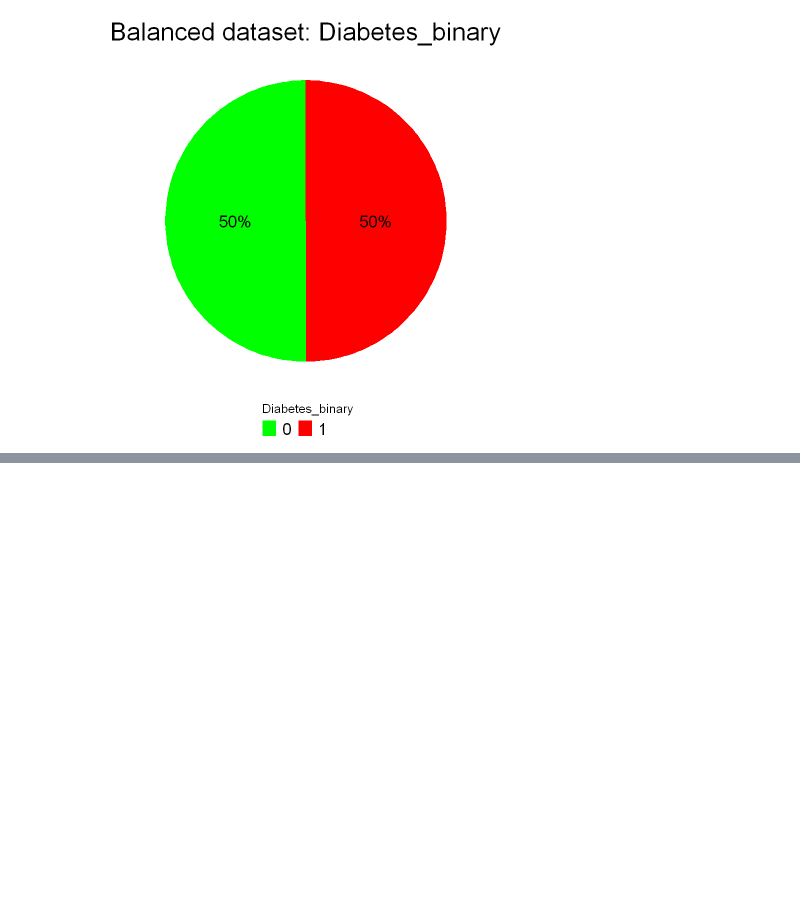
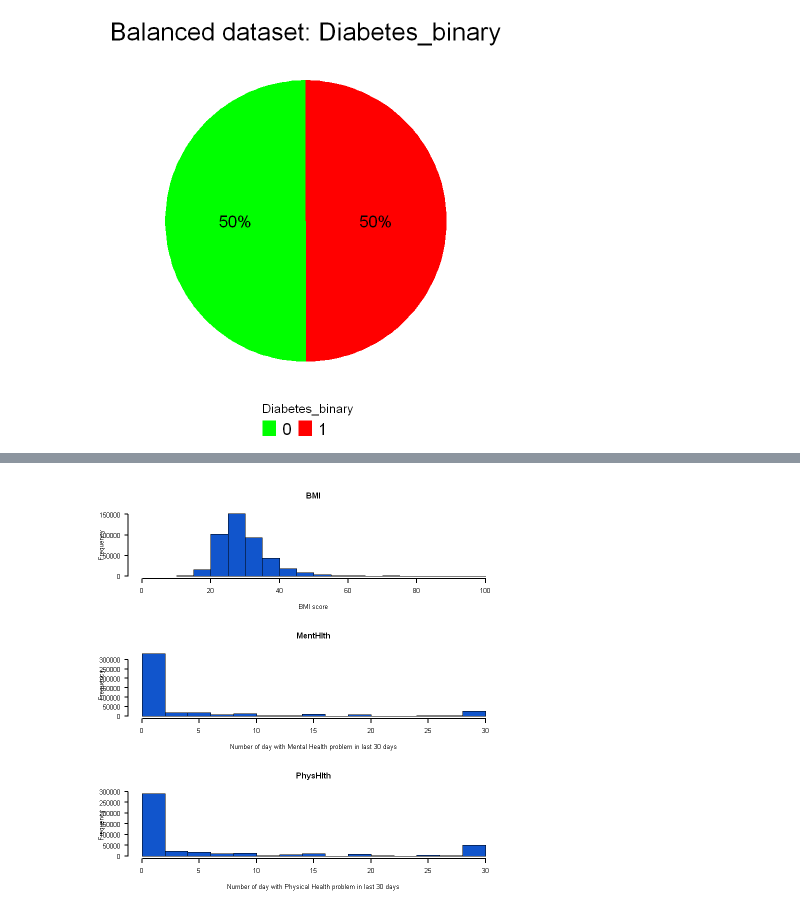
Before and after one commit to DucTrung1802/DS, a Jupyter notebook: GLM_Report/diabetes_analysis_upgrade.ipynb, the cells around one changed output, grey strips where cells are left out. Cells and saved outputs as stored; diff of their text form; code cells hidden in the pictures; blank space fills up the shorter version.

```diff
--- a/GLM_Report/diabetes_analysis_upgrade.ipynb
+++ b/GLM_Report/diabetes_analysis_upgrade.ipynb
@@ -300,0 +397,9 @@ plot_binary_distribution(balanced_df, "Diabetes_binary", "Balanced dataset: Diab
+# %%
+par(mfrow = c(3,1))
+hist(balanced_df$BMI, main = "BMI", xlab = "BMI score", col = MAIN_COLOR, las = 1, lwd = 2, xlim = c(0, 100))
+hist(balanced_df$MentHlth, main = "MentHlth", xlab = "Number of day with Mental Health problem in last 30 days",
+    col = MAIN_COLOR, las = 1, lwd = 2)
+hist(balanced_df$PhysHlth, main = "PhysHlth", xlab = "Number of day with Physical Health problem in last 30 days",
+    col = MAIN_COLOR, las = 1, lwd = 2)
+# %% [output]
+[figure, added]
```
Also changed, not shown: parts of 48 cells of this notebook.
